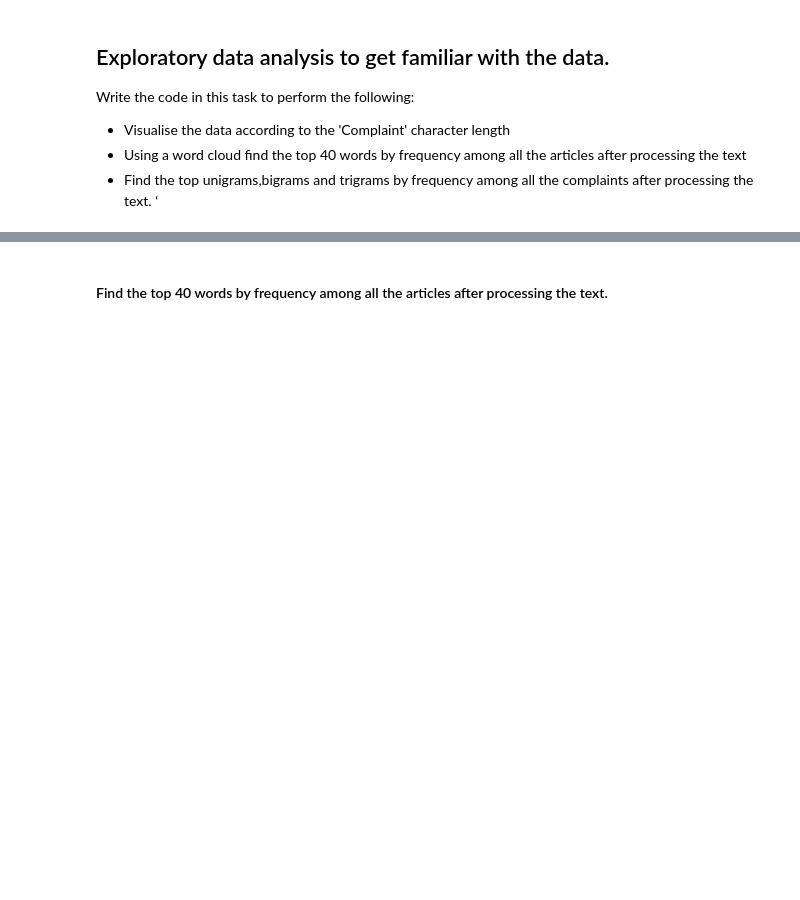
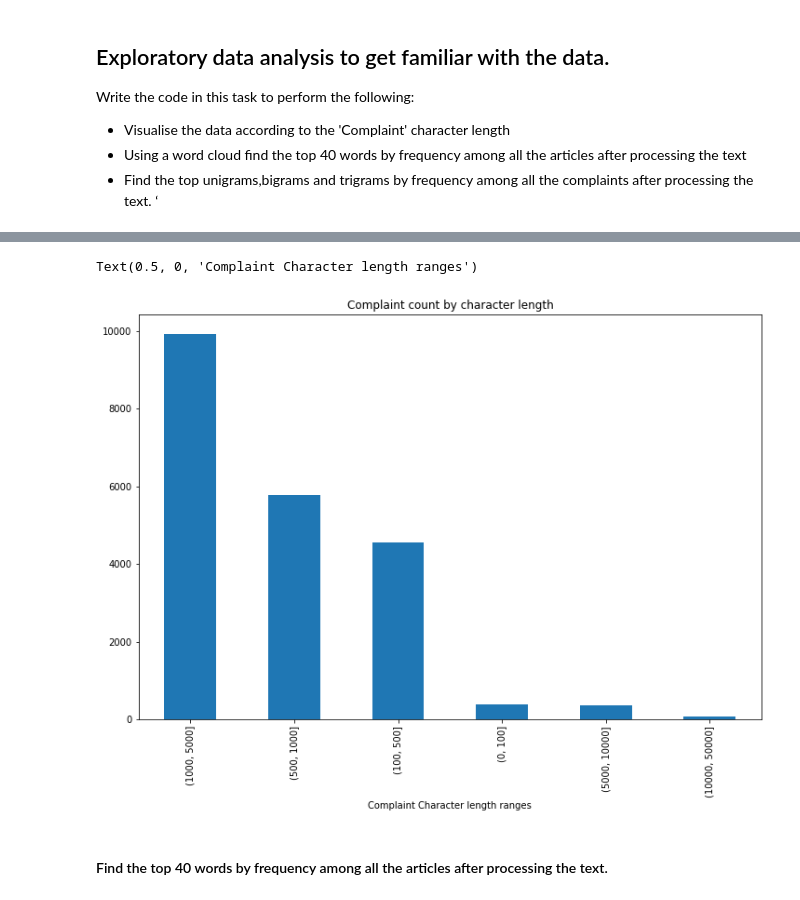
Before and after one commit to ps2420/ticket-classifcation, a Jupyter notebook: Automatic_Ticket_Classification_Assignment.ipynb, the cells around one changed output, grey strips where cells are left out. Saved outputs shown, nothing was run; the diff lists cells and outputs as text; code cells hidden in the pictures; blank space fills up the shorter version.

```diff
--- a/Automatic_Ticket_Classification_Assignment.ipynb
+++ b/Automatic_Ticket_Classification_Assignment.ipynb
@@ -414,15 +420,18 @@ df_clean['complaint_POS_removed'].str.len().sort_values(ascending=False)
 # %%
 #Visualize the code in bins
 bins = [0, 100, 500, 1000, 5000, 10000, 50000]
-temp_df = df_clean['complaintwhathappened'].str.len().to_frame()
+temp_df = df_clean['complaint'].str.len().to_frame()
 temp_df.columns = ["length"]
 temp_df['binned'] = pd.cut(temp_df['length'], bins)
 temp_df.binned.value_counts()
 
 plt.figure(figsize=(12,8))
 temp_df.binned.value_counts().plot(kind="bar")
 plt.title("Complaint count by character length")
 plt.xlabel("Complaint Character length ranges")
+# %% [output]
+Text(0.5, 0, 'Complaint Character length ranges')
+[figure, added]
 # %% [markdown]
 #### Find the top 40 words by frequency among all the articles after processing the text.
 # %%
```
Also changed, not shown: parts of 53 cells of this notebook.
